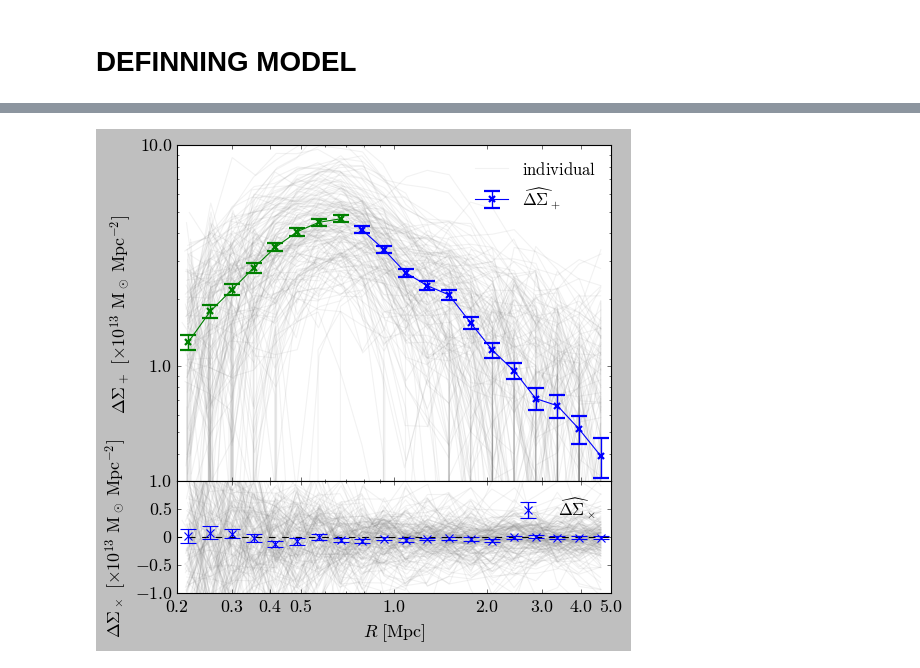
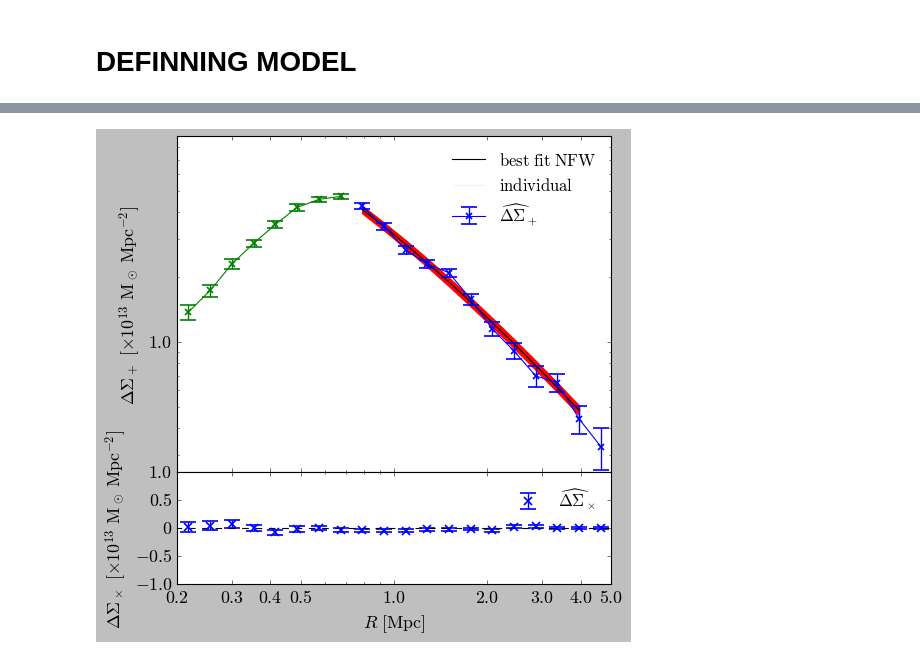
Before and after one commit to payerne/DC2Analysis, a Jupyter notebook: examples/Example_Fit_Halo_mass_cosmoDC2.ipynb, the cells around one changed output, grey strips where cells are left out. Drawn from its saved outputs; the diff is of its cells as text; code cells hidden in the pictures.

```diff
--- a/examples/Example_Fit_Halo_mass_cosmoDC2.ipynb
+++ b/examples/Example_Fit_Halo_mass_cosmoDC2.ipynb
@@ -247,7 +375,7 @@ def chi2(logm,c):
 # %%
 #m = Minuit.from_array_func(chi2, (13,1,0.1), errordef = 0.5)
 
-m = Minuit(chi2, logm = 13,c = 4, limit_logm = (11,16),limit_c = (0,20), errordef = 1)
+m = Minuit(chi2, logm = 13, limit_logm = (11,16), errordef = 1)
 
 m.migrad()
 
@@ -299,16 +426,13 @@ def myxticks(x,pos):
 
 
     return r"${:.1f}$".format(x)
-# %%
-r = profile['radius']
-R = r[r > r_lim]
 # %%
 rr = np.linspace(0.1,10,100)
 gt, gt_err = profile['gt'], profile['gt_err']
 gx, gx_err = profile['gx'], profile['gx_err']
 #y_up = predict_excess_surface_density(R, m.values['logm'] + 3*m.merrors['logm'].upper, m.values['c'] + 3*m.merrors['c'].upper)
 #y_down = predict_excess_surface_density(R, m.values['logm'] + 3*m.merrors['logm'].lower,  m.values['c'] + 3*m.merrors['c'].lower)
-y = predict_excess_surface_density(R, m.values['logm'], m.values['c'])
+y = predict_excess_surface_density(R, m.values['logm'])
 # %%
 y_up = []
 y_down = []
@@ -337,3 +460,6 @@ y_down = np.array(y_down)
+# %%
+y_up = predict_excess_surface_density(R, m.values['logm'] + 3*m.errors['logm'])
+y_down = predict_excess_surface_density(R, m.values['logm'] - 3*m.errors['logm'])
 # %%
 from matplotlib import gridspec
 import matplotlib.ticker as ticker
@@ -356,20 +482,20 @@ ax0.set_ylabel(ylabelup, fontsize=16)
 ax0.set_yscale("log")
 ax0.set_xscale("log")
 #ax0.set_xlim(down, up)
-ax0.set_ylim(3*10**12, 1*10**14)
+ax0.set_ylim(2.5*10**12, 9*10**13)
 
-#ax0.fill_between(R, y_up , y_down ,color = 'r', alpha = 1)
-#ax0.plot(R,y ,'-k', alpha = 1, label=r'$\rm{best\ fit\ NFW}$')
+ax0.fill_between(R, y_up , y_down ,color = 'r', alpha = 1)
+ax0.plot(R,y ,'-k', alpha = 1, label=r'$\rm{best\ fit\ NFW}$')
 line0 = ax0.errorbar(profile['radius'][profile['radius']>r_lim], gt[profile['radius']>r_lim],gt_err[profile['radius']>r_lim],fmt='-x',capsize = 7 ,ecolor = 'b',elinewidth=1.2, c='b',
-                     markeredgecolor='b',markerfacecolor='None',markeredgewidth=2,label=r'$\widehat{\Delta\Sigma}_+$')
+                     markeredgecolor='b',markerfacecolor='None',markeredgewidth=1.5,label=r'$\widehat{\Delta\Sigma}_+$')
 line0 = ax0.errorbar(profile['radius'][profile['radius']<r_lim], gt[profile['radius']<r_lim],gt_err[profile['radius']<r_lim],fmt='-x',capsize = 7 ,ecolor = 'g',elinewidth=1.2, c='g',
-                     markeredgecolor='g',markeredgewidth=2,markerfacecolor='None')
+                     markeredgecolor='g',markeredgewidth=1.5,markerfacecolor='None')
 
 ax0.plot([],[], c='grey', alpha = 0.1,label=r'$\rm{individual}$')
 
-for p_ in p_individual_t:
+#for p_ in p_individual_t:
 
-    ax0.plot(p_[0],p_[1],'-',c='grey',alpha=0.1,zorder = 0)
+#    ax0.plot(p_[0],p_[1],'-',c='grey',alpha=0.1,zorder = 0)
 
 ax0.yaxis.set_major_formatter(ticker.FuncFormatter(myyticks))
 ax0.legend(loc='best', frameon = False,
@@ -381,38 +507,35 @@ ax1.tick_params(axis='both', which='major', labelsize=16)
 ax1.set_xlabel(xlabel, fontsize=16)
 ax1.set_ylabel(ylabeldown, fontsize=16)
 
 line1 = ax1.errorbar(profile['radius'], gx,gx_err, label=r'$\widehat{\Delta\Sigma}_\times$'\
                     ,fmt='x',capsize = 7 ,ecolor = 'b',elinewidth=1.2, c='b',\
-                 markeredgecolor='b',markerfacecolor='None',markeredgewidth=1, markersize = 8)
+                 markeredgecolor='b',markerfacecolor='None',markeredgewidth=1.5, markersize = 8)
 
 
 ax1.plot(rr, 0*rr, '--k')
 ax1.legend(loc='upper right', frameon = False,
           numpoints = 1, fontsize = 15)
 
-for p_ in p_individual_x:
+#for p_ in p_individual_x:
 
-    ax1.plot(p_[0],p_[1],'-',c='grey',alpha=0.1,zorder = 0)
+#    ax1.plot(p_[0],p_[1],'-',c='grey',alpha=0.1,zorder = 0)
 
 
 plt.setp(ax0.get_xticklabels(), visible=False)
 # remove last tick label for the second subplot
 
 yticks = ax1.yaxis.get_major_ticks()
 ax1.set_xticks([0.2,0.3,0.4,0.5,1,2,3,4,5])
 yticks[-1].label1.set_visible(False)
 ax1.yaxis.set_major_formatter(ticker.FuncFormatter(myyticks))
 ax1.xaxis.set_major_formatter(ticker.FuncFormatter(myxticks))
 ax1.set_xlim(down, up)
 ax1.set_ylim(-1*10**13, 1*10**13)
 # remove vertical gap between subplots
 plt.subplots_adjust(hspace=.0)
 
-
-os.chdir('/pbs/throng/lsst/users/cpayerne/ThesisAtCCin2p3')
-
-plt.savefig('DeltaSigma_Stacking.png', bbox_inches='tight', dpi=300)
+plt.savefig('/pbs/throng/lsst/users/cpayerne/ThesisAtCCin2p3/DeltaSigma_Stacking.png', bbox_inches='tight', dpi=300)
 
 plt.show()
 # %% [output]
-[figure, old version]
+[figure, new version]
```
Also changed, not shown: parts of 39 cells of this notebook, 16 other files.
